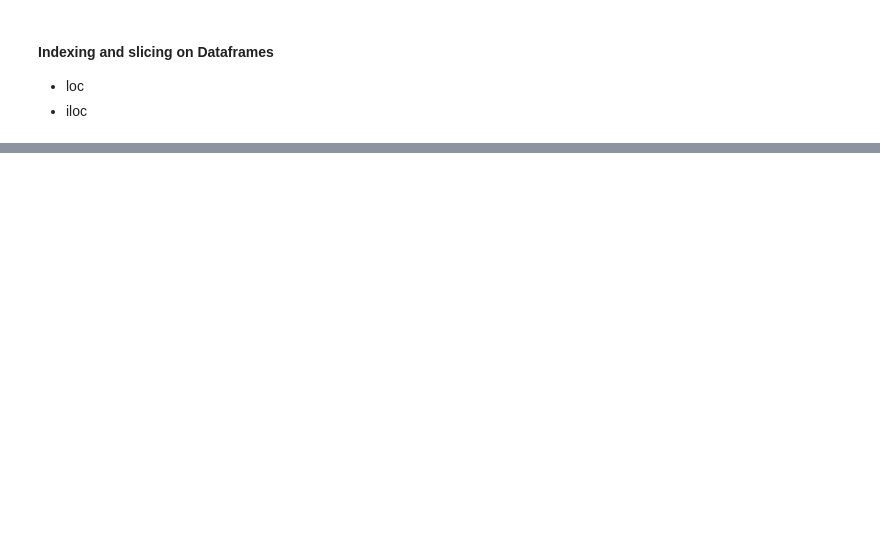
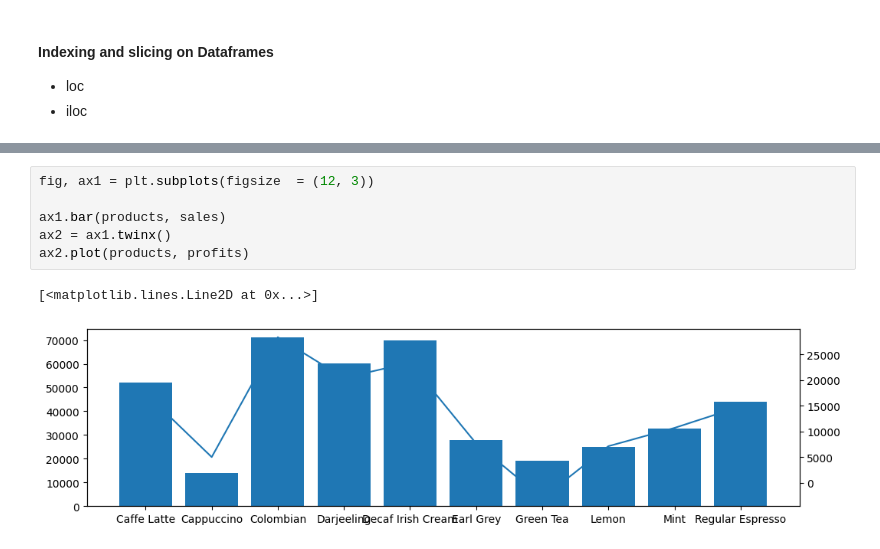
Before and after one commit to knowledge-corner/Vituare-Research, a Jupyter notebook: Day - 3 and Day 4.ipynb, the cells around one changed output, grey strips where cells are left out. Drawn from its saved outputs; the diff is of its cells as text; blank space fills up the shorter version.

```diff
--- a/Day - 3 and Day 4.ipynb
+++ b/Day - 3 and Day 4.ipynb
@@ -1183,0 +1352,9 @@ pd.read_csv("BSE Sensex 30 Historical Data.csv")
+# %%
+fig, ax1 = plt.subplots(figsize  = (12, 3))
+
+ax1.bar(products, sales)
+ax2 = ax1.twinx()
+ax2.plot(products, profits)
+# %% [output]
+[<matplotlib.lines.Line2D at 0x...>]
+[figure, added]
```
Also changed, not shown: parts of 31 cells of this notebook, 2 other files.
